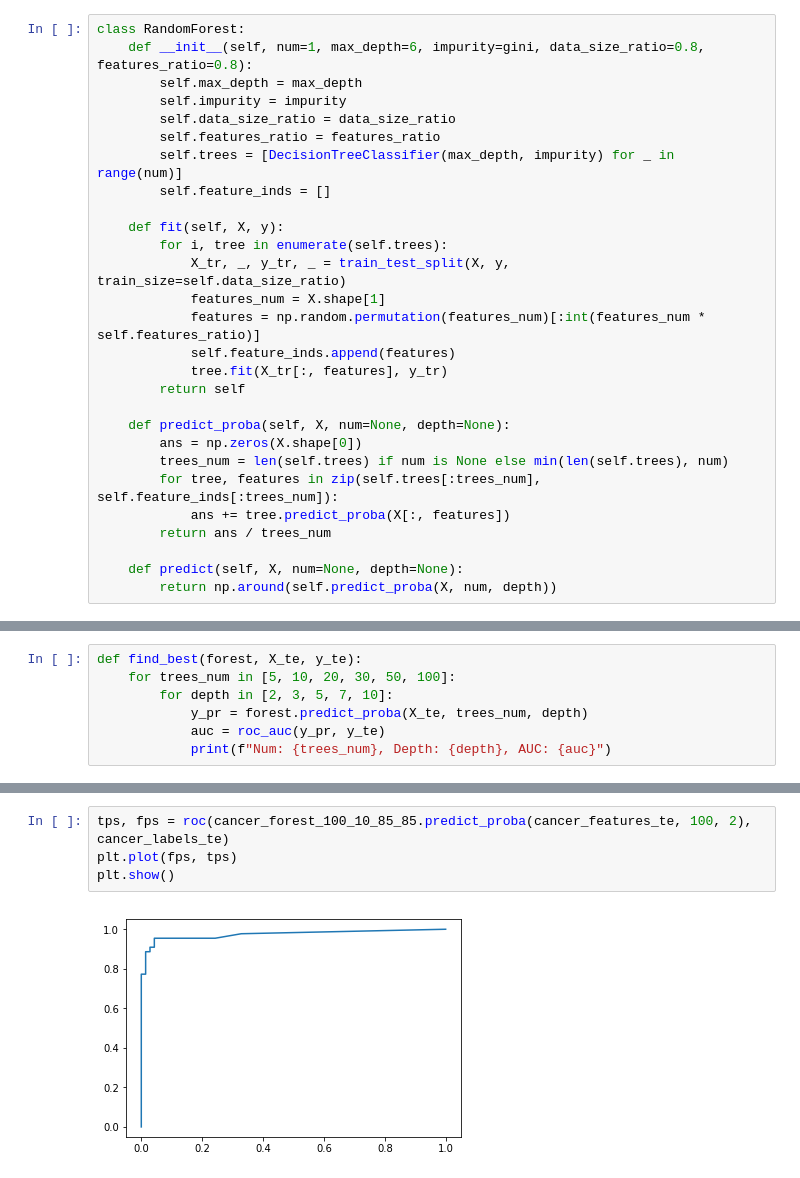
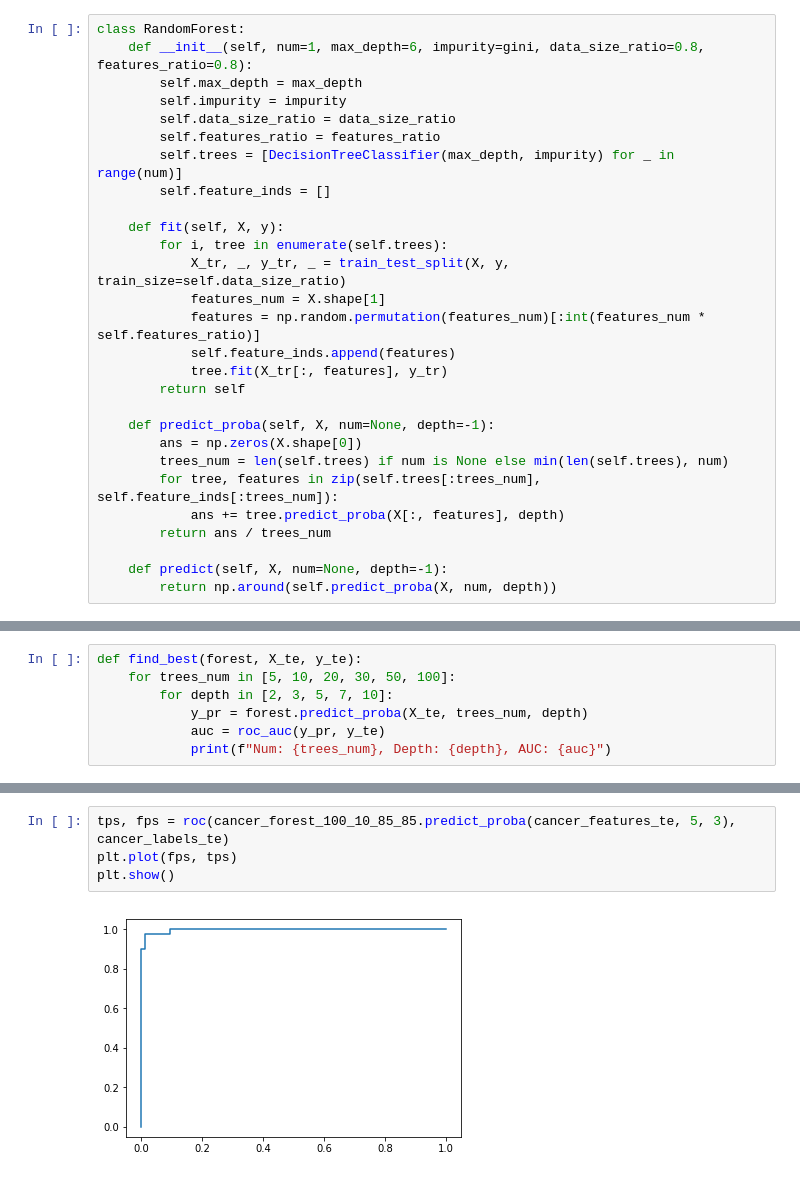
Before and after one commit to akhvorov/ml-1-ifmo-course, a Jupyter notebook: 4/Random Forest.ipynb, the cells around one changed output, grey strips where cells are left out. Saved outputs shown, nothing was run; the diff lists cells and outputs as text.

Commit message:
fix depth in prediction

```diff
--- a/4/Random Forest.ipynb
+++ b/4/Random Forest.ipynb
@@ -170,14 +170,14 @@ class RandomForest:
             tree.fit(X_tr[:, features], y_tr)
         return self
 
-    def predict_proba(self, X, num=None, depth=None):
+    def predict_proba(self, X, num=None, depth=-1):
         ans = np.zeros(X.shape[0])
         trees_num = len(self.trees) if num is None else min(len(self.trees), num)
         for tree, features in zip(self.trees[:trees_num], self.feature_inds[:trees_num]):
-            ans += tree.predict_proba(X[:, features])
+            ans += tree.predict_proba(X[:, features], depth)
         return ans / trees_num
 
-    def predict(self, X, num=None, depth=None):
+    def predict(self, X, num=None, depth=-1):
         return np.around(self.predict_proba(X, num, depth))
 # %%
 def roc_on_forest(forest, X_tr, y_tr, X_te, y_te):
@@ -225,9 +225,9 @@ Num: 100, Depth: 10, AUC: 0.9741883116883117
 # %%
-tps, fps = roc(cancer_forest_100_10_85_85.predict_proba(cancer_features_te, 100, 2), cancer_labels_te)
+tps, fps = roc(cancer_forest_100_10_85_85.predict_proba(cancer_features_te, 5, 3), cancer_labels_te)
 plt.plot(fps, tps)
 plt.show()
 # %% [output]
-[figure, old version]
+[figure, new version]
 # %%
 find_best(spam_forest_100_10_85_85, spam_features_te, spam_labels_te)
 # %% [output]
```
Also changed, not shown: parts of 4 cells of this notebook.
